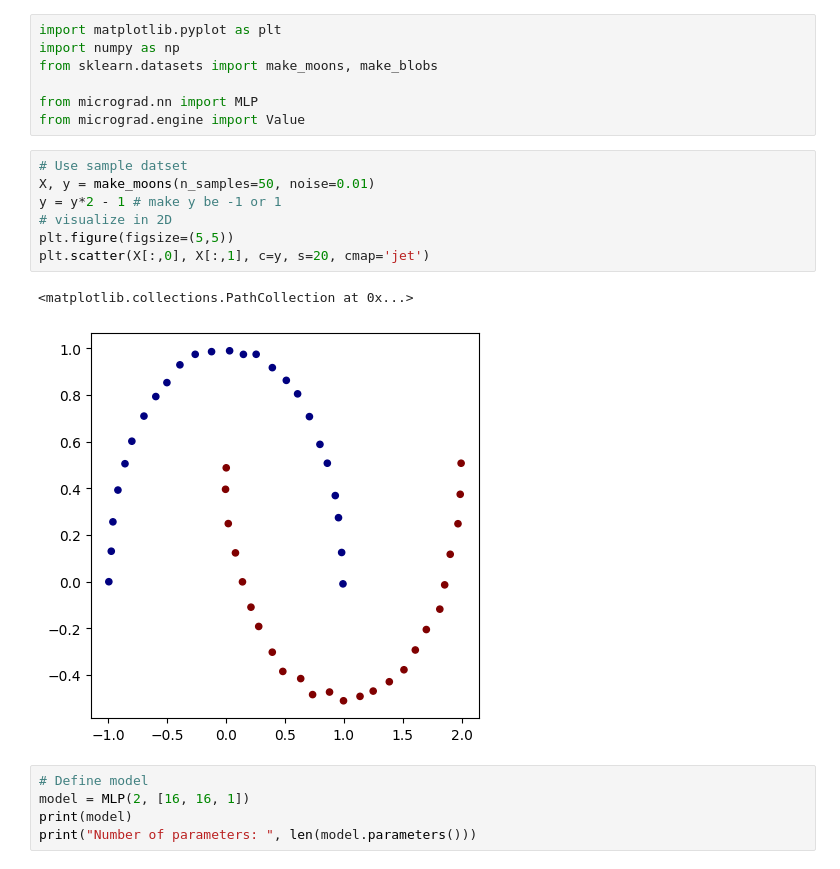
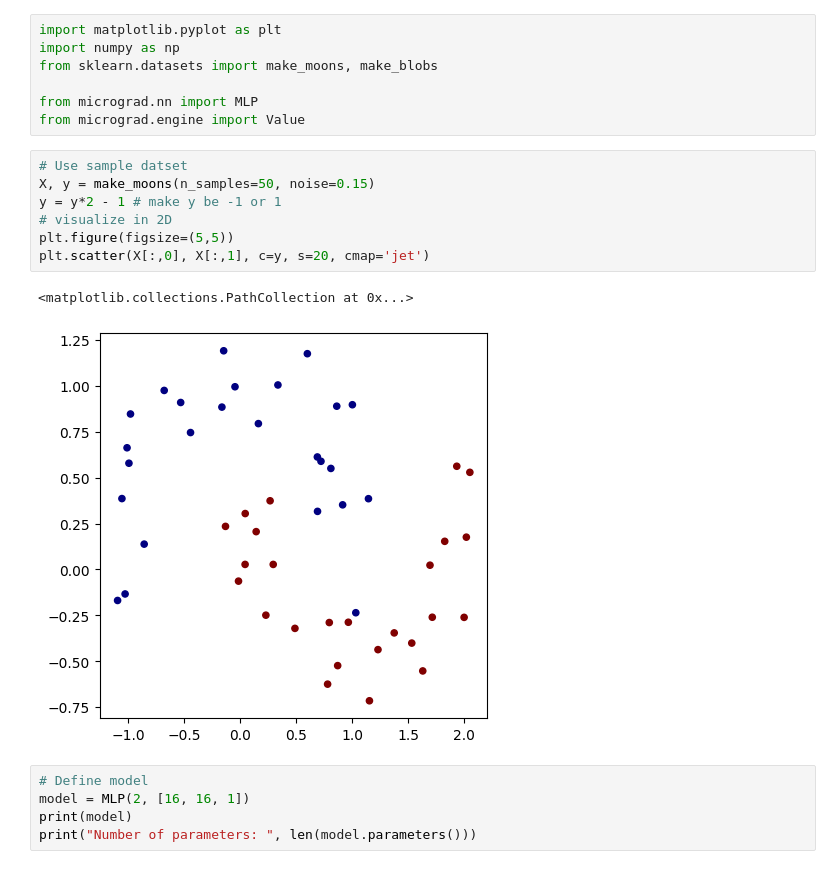
Before and after one commit to dcunhrya/karpathy-micrograd, a Jupyter notebook: demo.ipynb, the cells around one changed output. Saved outputs shown, nothing was run; the diff lists cells and outputs as text.

```diff
--- a/demo.ipynb
+++ b/demo.ipynb
@@ -7,14 +7,14 @@ from micrograd.nn import MLP
 from micrograd.engine import Value
 # %%
 # Use sample datset
-X, y = make_moons(n_samples=50, noise=0.01)
+X, y = make_moons(n_samples=50, noise=0.15)
 y = y*2 - 1 # make y be -1 or 1
 # visualize in 2D
 plt.figure(figsize=(5,5))
 plt.scatter(X[:,0], X[:,1], c=y, s=20, cmap='jet')
 # %% [output]
 <matplotlib.collections.PathCollection at 0x...>
-[figure, old version]
+[figure, new version]
 # %%
 # Define model
 model = MLP(2, [16, 16, 1])
```
Also changed, not shown: parts of 3 cells of this notebook, 3 other files.
